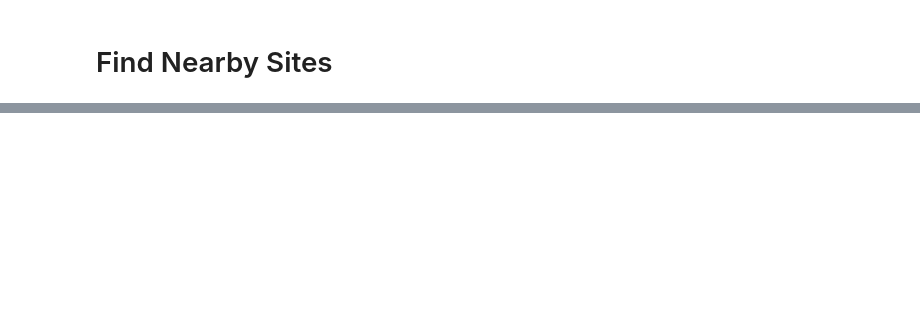
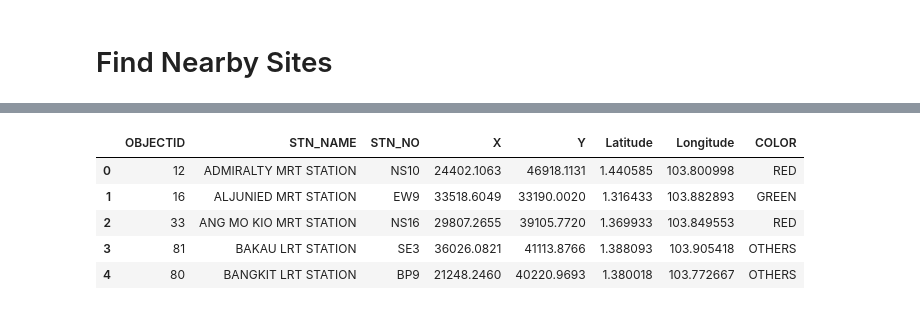
Before and after one commit to JT-H/Recommendation-System-for-Airbnb-Houses, a Jupyter notebook: Data Preparation/Create Customer Dataset.ipynb, the cells around one changed output, grey strips where cells are left out. Drawn from its saved outputs; the diff is of its cells as text; code cells hidden in the pictures; blank space fills up the shorter version.

Commit message:
Created customer dataset

```diff
--- a/Data Preparation/Create Customer Dataset.ipynb
+++ b/Data Preparation/Create Customer Dataset.ipynb
@@ -145,0 +156,11 @@ df_lat_lon = data[['latitude','longitude']]
+# %%
+# Read in the locations of nearby MRT Stations
+df_mrt = pd.read_csv('../Datasets/sg_mrt.csv')
+df_mrt.head()
+# %% [output]
+|  | OBJECTID | STN_NAME | STN_NO | X | Y | Latitude | Longitude | COLOR |
+| 0 | 12 | ADMIRALTY MRT STATION | NS10 | 24402.1063 | 46918.1131 | 1.440585 | 103.800998 | RED |
+| 1 | 16 | ALJUNIED MRT STATION | EW9 | 33518.6049 | 33190.0020 | 1.316433 | 103.882893 | GREEN |
+| 2 | 33 | ANG MO KIO MRT STATION | NS16 | 29807.2655 | 39105.7720 | 1.369933 | 103.849553 | RED |
+| 3 | 81 | BAKAU LRT STATION | SE3 | 36026.0821 | 41113.8766 | 1.388093 | 103.905418 | OTHERS |
+| 4 | 80 | BANGKIT LRT STATION | BP9 | 21248.2460 | 40220.9693 | 1.380018 | 103.772667 | OTHERS |
```
Also changed, not shown: parts of 20 cells of this notebook, 4 other files.
